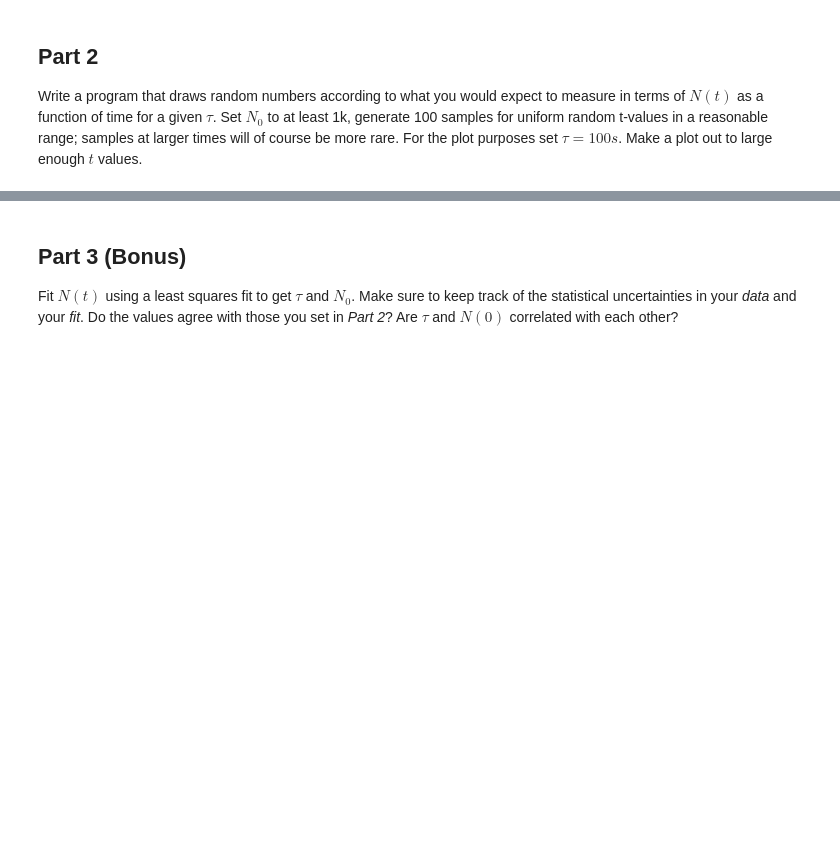
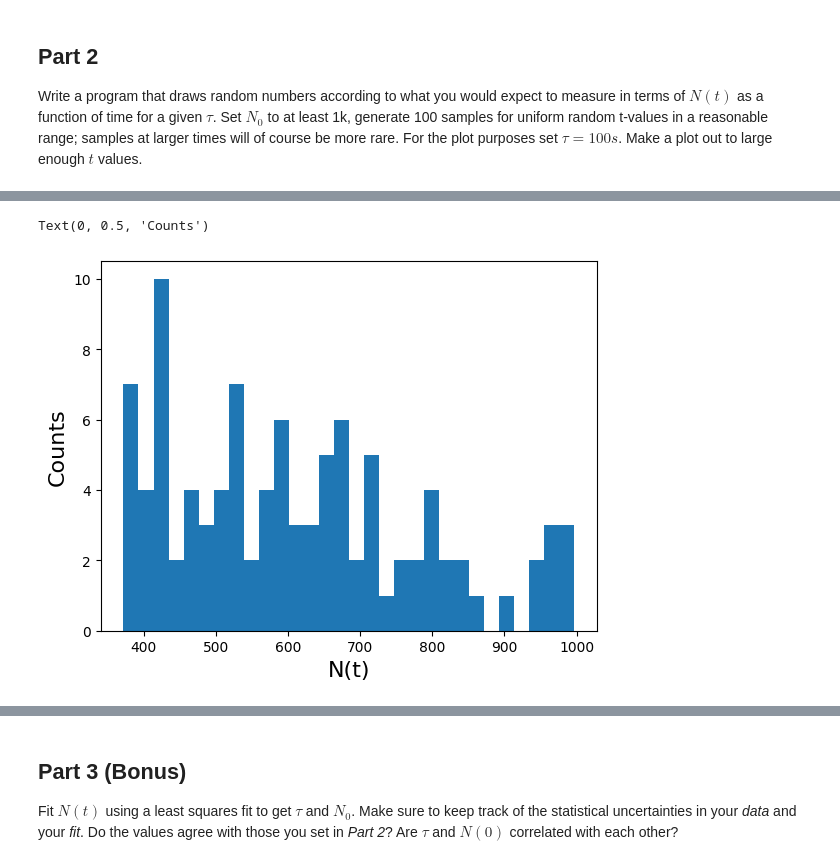
Before and after one commit to jchismar/DSC291, a Jupyter notebook: Homework_02_WI25.ipynb, the cells around one changed output, grey strips where cells are left out. Saved outputs shown, nothing was run; the diff lists cells and outputs as text; code cells hidden in the pictures; blank space fills up the shorter version.

```diff
--- a/Homework_02_WI25.ipynb
+++ b/Homework_02_WI25.ipynb
@@ -13,0 +32,7 @@ Write a program that draws random numbers according to what you would expect to
+# %%
+plt.hist(Nt, bins=30)
+plt.xlabel("N(t)", fontsize=16)
+plt.ylabel("Counts", fontsize=16)
+# %% [output]
+Text(0, 0.5, 'Counts')
+[figure, added]
```
Also changed, not shown: parts of 30 cells of this notebook.
